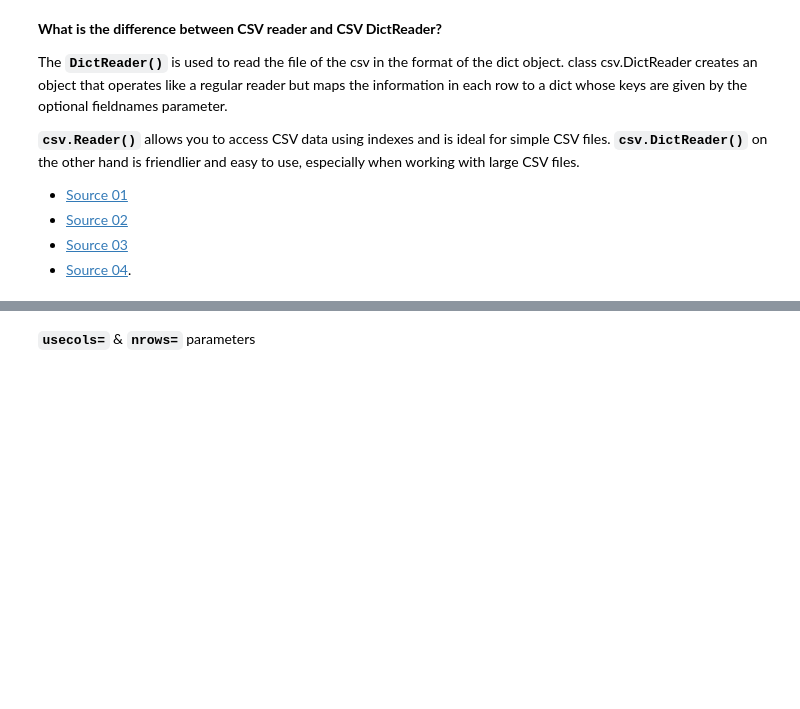
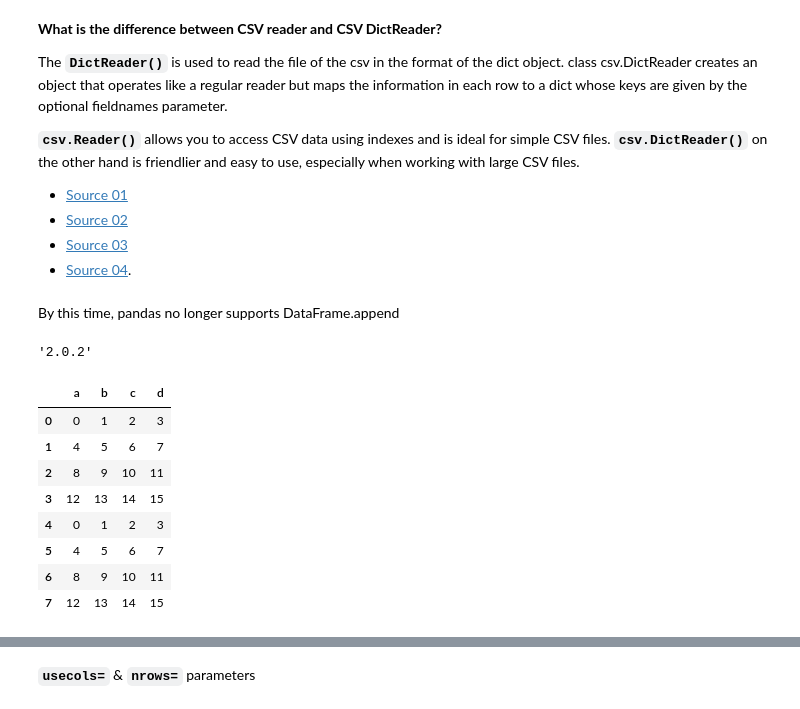
Before and after one commit to 4dsolutions/clarusway_data_analysis, a Jupyter notebook: DAwPy_S11_(RegEx, Data Input _Output)/DAwPy-S11-Part-02 (Data Input and Output).ipynb, the cells around one changed output, grey strips where cells are left out. Cells and saved outputs as stored; diff of their text form; code cells hidden in the pictures; blank space fills up the shorter version.

```diff
--- a/DAwPy_S11_(RegEx, Data Input _Output)/DAwPy-S11-Part-02 (Data Input and Output).ipynb
+++ b/DAwPy_S11_(RegEx, Data Input _Output)/DAwPy-S11-Part-02 (Data Input and Output).ipynb
@@ -92,17 +122,35 @@ The **``DictReader()``** is used to read the file of the csv in the format of th
 * [Source 02](https://docs.python.org/3/library/csv.html)
 * [Source 03](https://courses.cs.washington.edu/courses/cse140/13wi/csv-parsing.html)
 * [Source 04](https://linuxhint.com/use-python-csv-dictreader/).
+# %% [markdown]
+By this time, pandas no longer supports DataFrame.append
+# %%
+pd.__version__ # >= 2.0.2?
+# %% [output]
+'2.0.2'
 # %%
 import warnings
 warnings.simplefilter(action='ignore', category=FutureWarning)
 # %%
-df3 = pd.DataFrame()
+df3 = pd.DataFrame(columns=['a','b','c','d'])
 reader = csv.DictReader(open('example.csv'))
 
 for row in reader:
-    df3 = df3.append(row, ignore_index=True)
+    # df3 = df3.append(row, ignore_index=True)
+    df3 = pd.concat([df3, pd.DataFrame(row, index=[0])],
+                    axis=0, ignore_index=True)
 
 df3
+# %% [output]
+|  | a | b | c | d |
+| 0 | 0 | 1 | 2 | 3 |
+| 1 | 4 | 5 | 6 | 7 |
+| 2 | 8 | 9 | 10 | 11 |
+| 3 | 12 | 13 | 14 | 15 |
+| 4 | 0 | 1 | 2 | 3 |
+| 5 | 4 | 5 | 6 | 7 |
+| 6 | 8 | 9 | 10 | 11 |
+| 7 | 12 | 13 | 14 | 15 |
 # %%
 # Making programs pause:
 # https://www.geeksforgeeks.org/how-to-make-a-python-program-wait/
```
Also changed, not shown: parts of 47 cells of this notebook.
